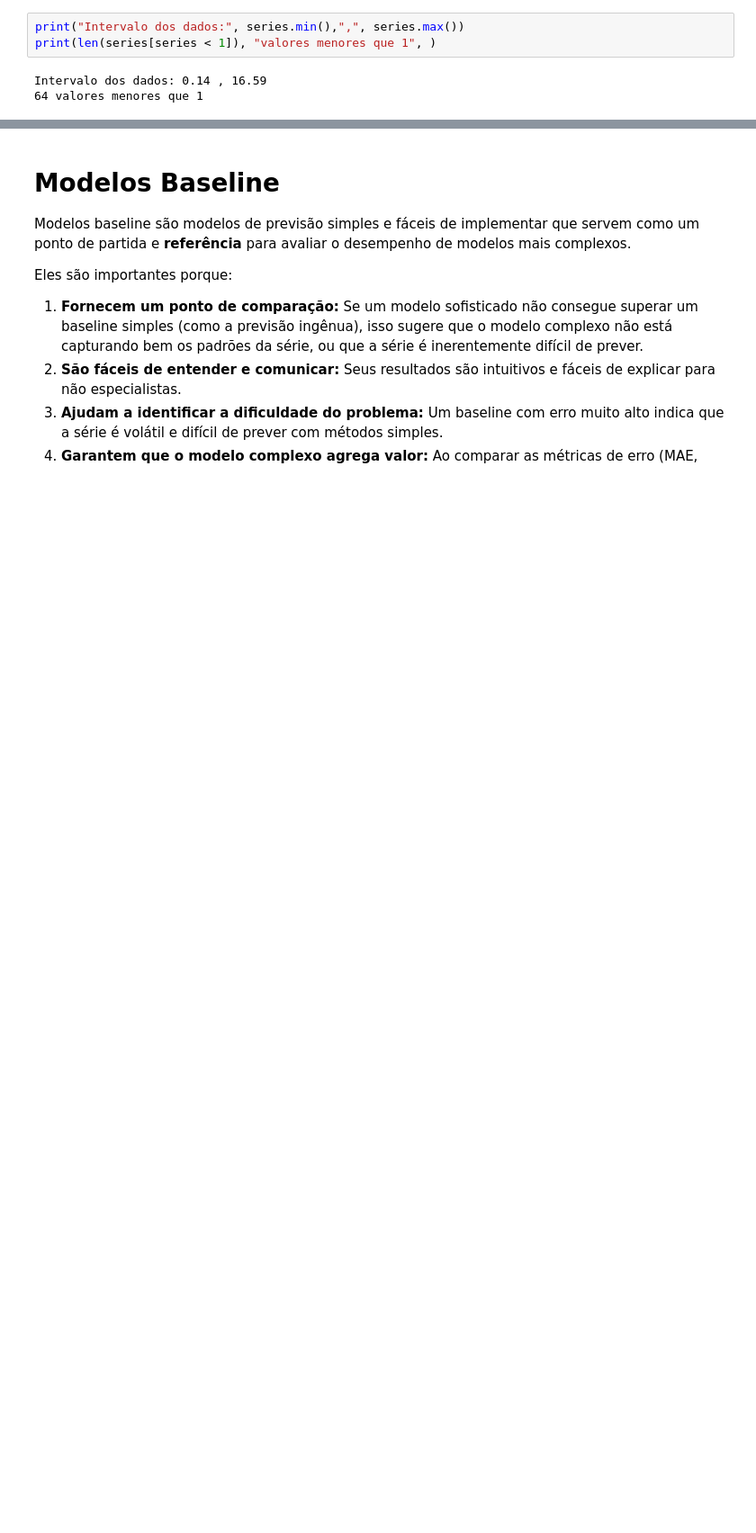
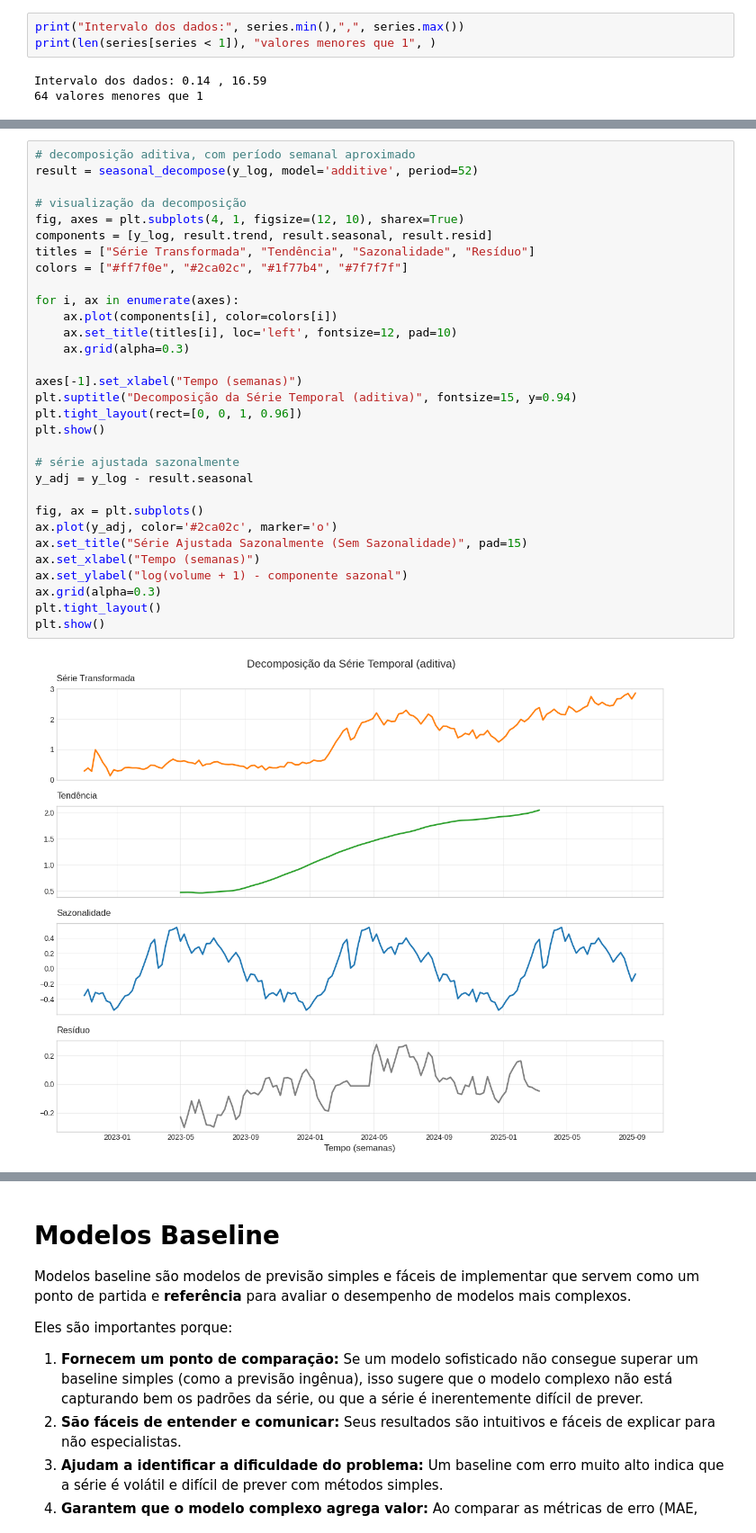
Before and after one commit to eduardammag/time-series, a Jupyter notebook: trabalho_a1.ipynb, the cells around one changed output, grey strips where cells are left out. Shown: that part at 90% size. Drawn from its saved outputs; the diff is of its cells as text; blank space fills up the shorter version.

Commit message:
adiciona analises de transformacao dos dados, tendencia e sazonalidade

```diff
--- a/trabalho_a1.ipynb
+++ b/trabalho_a1.ipynb
@@ -146,0 +168,33 @@ Intervalo dos dados: 0.14 , 16.59
+# %%
+# decomposição aditiva, com período semanal aproximado
+result = seasonal_decompose(y_log, model='additive', period=52)
+
+# visualização da decomposição
+fig, axes = plt.subplots(4, 1, figsize=(12, 10), sharex=True)
+components = [y_log, result.trend, result.seasonal, result.resid]
+titles = ["Série Transformada", "Tendência", "Sazonalidade", "Resíduo"]
+colors = ["#ff7f0e", "#2ca02c", "#1f77b4", "#7f7f7f"]
+
+for i, ax in enumerate(axes):
+    ax.plot(components[i], color=colors[i])
+    ax.set_title(titles[i], loc='left', fontsize=12, pad=10)
+    ax.grid(alpha=0.3)
+
+axes[-1].set_xlabel("Tempo (semanas)")
+plt.suptitle("Decomposição da Série Temporal (aditiva)", fontsize=15, y=0.94)
+plt.tight_layout(rect=[0, 0, 1, 0.96])
+plt.show()
+
+# série ajustada sazonalmente
+y_adj = y_log - result.seasonal
+
+fig, ax = plt.subplots()
+ax.plot(y_adj, color='#2ca02c', marker='o')
+ax.set_title("Série Ajustada Sazonalmente (Sem Sazonalidade)", pad=15)
+ax.set_xlabel("Tempo (semanas)")
+ax.set_ylabel("log(volume + 1) - componente sazonal")
+ax.grid(alpha=0.3)
+plt.tight_layout()
+plt.show()
+# %% [output]
+[figure, added]
```
Also changed, not shown: parts of 10 cells of this notebook.
